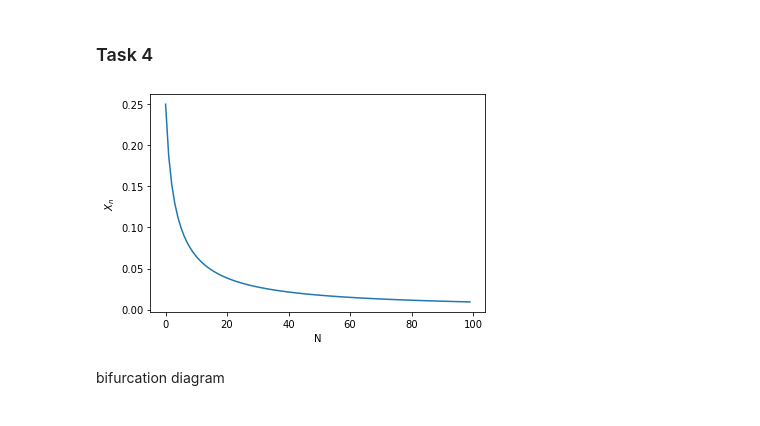
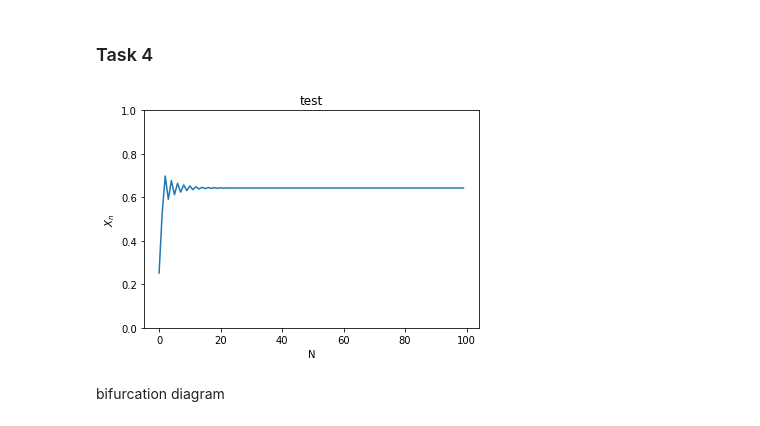
Before and after one commit to Linnore/MLCMS-EX3-GroupK, a Jupyter notebook: task4.ipynb, the cells around one changed output. Drawn from its saved outputs; the diff is of its cells as text; code cells hidden in the pictures.

Commit message:
task4_updated

```diff
--- a/task4.ipynb
+++ b/task4.ipynb
@@ -190,12 +6,0 @@ plt.show()
-# %%
-x = abs(np.arange(2, -0.01, -0.01))
-y = np.power(x, 0.5)
-
-x = np.append(x, x[::-1])
-y = np.append(y, -y[::-1])
-
-plt.plot(x, y)
-plt.xlim((-2,2))
-plt.xlabel(r"$\alpha$")
-plt.ylabel(r"$x_1^0(\alpha)$")
-plt.show()
@@ -204,7 +7,7 @@ plt.show()
 # %% [markdown]
 ### Task 4
 # %%
-def chaotic_exp(r, x0=0.5, maxstep=100):
+def chaotic_exp(r, x0=0.1, maxstep=100):
     xn = x0
     for i in range(maxstep):
         xn = r*xn*(1-xn)
@@ -213,17 +16,19 @@ def chaotic_exp(r, x0=0.5, maxstep=100):
 def task4_plot(r):
     t=np.arange(100)
     xn=[]
-    for x in chaotic_exp(1):
+    for x in chaotic_exp(r):
         xn.append(x)
 
     plt.xlabel("N")
     plt.ylabel("$X_n$")
+    plt.ylim((0,1))
     plt.plot(t, xn)
+    plt.title("test")
     plt.show()
 # %%
-task4_plot(2)
+task4_plot(r=2.8)
 # %% [output]
-[figure, old version]
+[figure, new version]
 # %% [markdown]
 bifurcation diagram
 # %%
```
Also changed, not shown: parts of 30 cells of this notebook.
